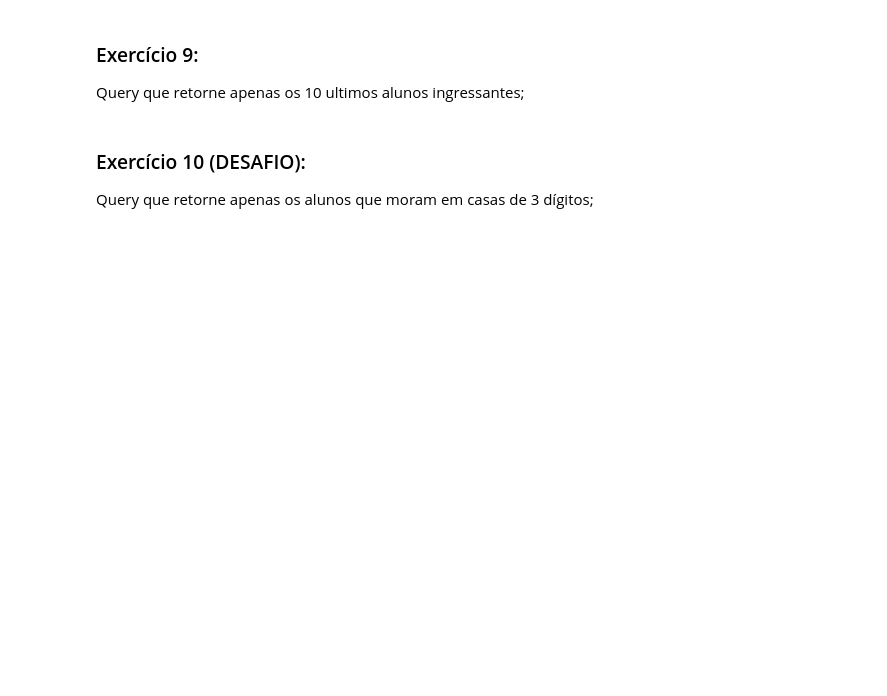
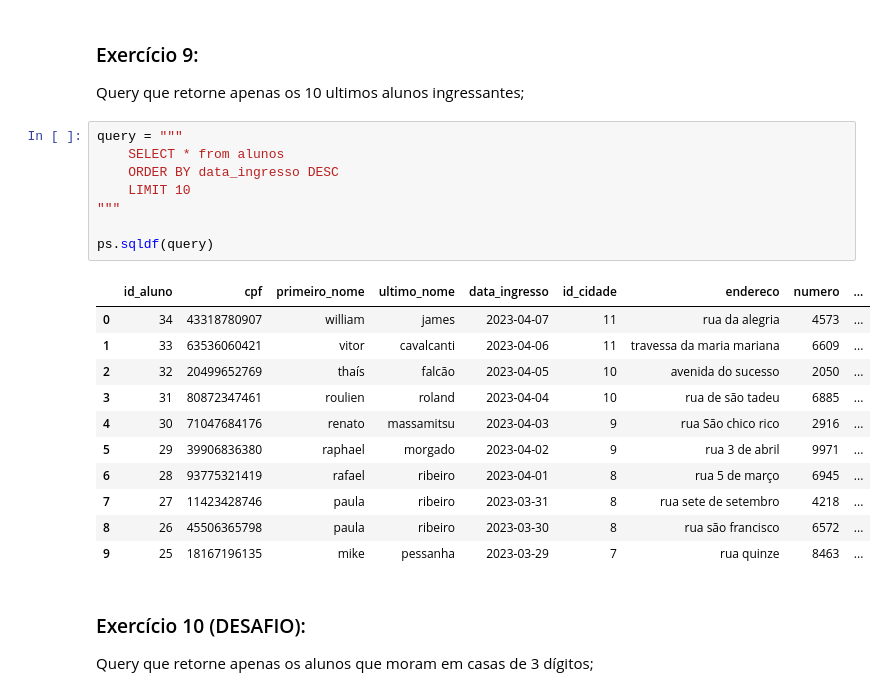
Before and after one commit to PurpleLobster31/SC-Modulo-III, a Jupyter notebook: Aula_5/aula_5.ipynb, the cells around one changed output. Saved outputs shown, nothing was run; the diff lists cells and outputs as text; blank space fills up the shorter version.

```diff
--- a/Aula_5/aula_5.ipynb
+++ b/Aula_5/aula_5.ipynb
@@ -611,6 +691,26 @@ Query que retorne os 10 primeiros alunos que ingressaram em seus cursos;
 ### Exercício 9:
 
 Query que retorne apenas os 10 ultimos alunos ingressantes;
+# %%
+query = """
+    SELECT * from alunos
+    ORDER BY data_ingresso DESC
+    LIMIT 10
+"""
+
+ps.sqldf(query)
+# %% [output]
+|  | id_aluno | cpf | primeiro_nome | ultimo_nome | data_ingresso | id_cidade | endereco | numero | ... |
+| 0 | 34 | 43318780907 | william | james | 2023-04-07 | 11 | rua da alegria | 4573 | ... |
+| 1 | 33 | 63536060421 | vitor | cavalcanti | 2023-04-06 | 11 | travessa da maria mariana | 6609 | ... |
+| 2 | 32 | 20499652769 | thaís | falcão | 2023-04-05 | 10 | avenida do sucesso | 2050 | ... |
+| 3 | 31 | 80872347461 | roulien | roland | 2023-04-04 | 10 | rua de são tadeu | 6885 | ... |
+| 4 | 30 | 71047684176 | renato | massamitsu | 2023-04-03 | 9 | rua São chico rico | 2916 | ... |
+| 5 | 29 | 39906836380 | raphael | morgado | 2023-04-02 | 9 | rua 3 de abril | 9971 | ... |
+| 6 | 28 | 93775321419 | rafael | ribeiro | 2023-04-01 | 8 | rua 5 de março | 6945 | ... |
+| 7 | 27 | 11423428746 | paula | ribeiro | 2023-03-31 | 8 | rua sete de setembro | 4218 | ... |
+| 8 | 26 | 45506365798 | paula | ribeiro | 2023-03-30 | 8 | rua são francisco | 6572 | ... |
+| 9 | 25 | 18167196135 | mike | pessanha | 2023-03-29 | 7 | rua quinze | 8463 | ... |
 # %% [markdown]
 ### Exercício 10 (DESAFIO):
 
```
Also changed, not shown: parts of 24 cells of this notebook.
